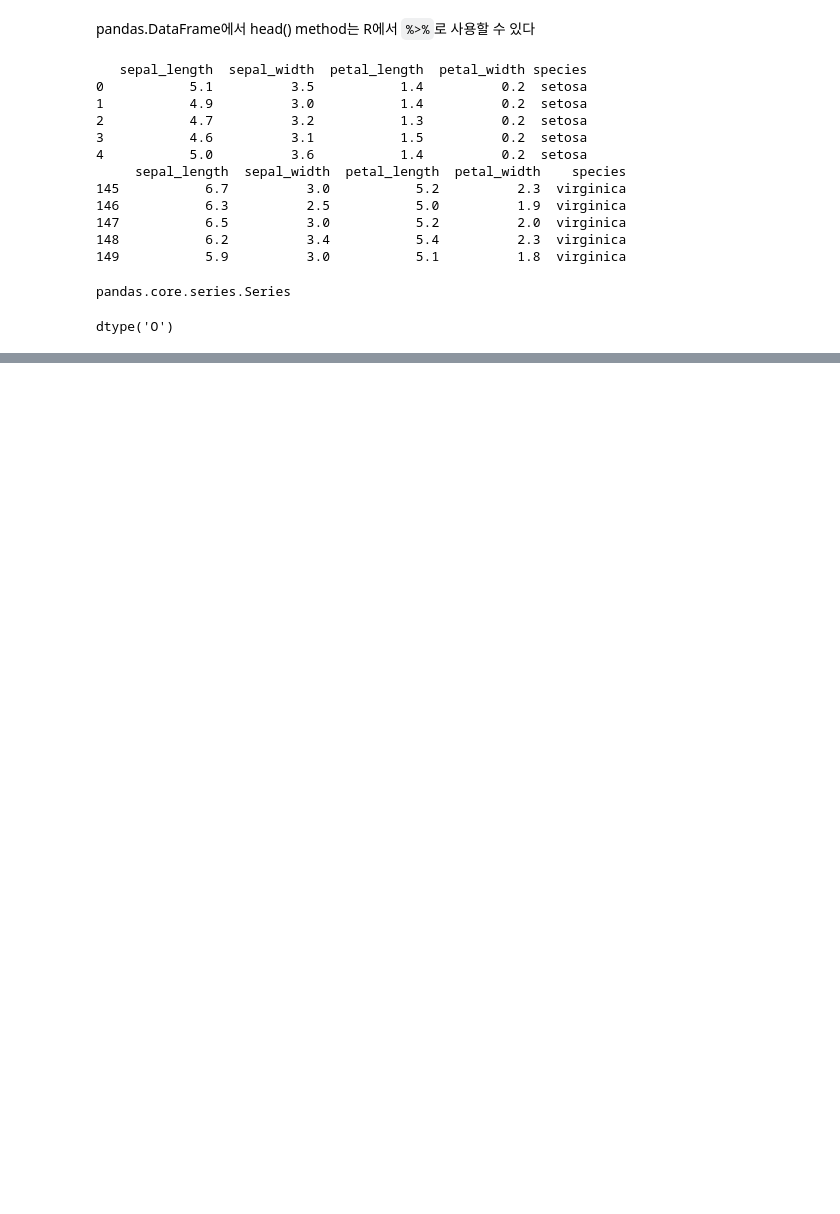
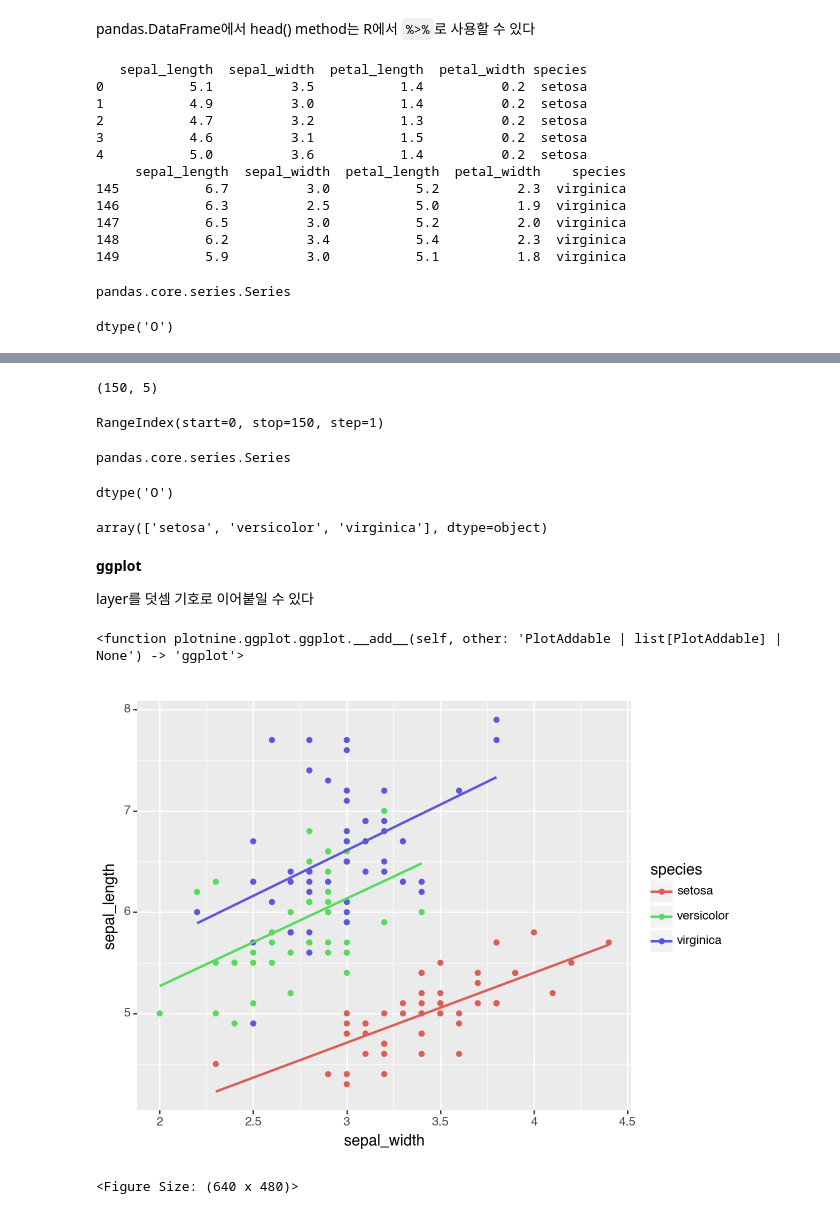
Before and after one commit to Tommylee1013/BusinessAnalytics, a Jupyter notebook: Data Touring/Data Touring_python.ipynb, the cells around one changed output, grey strips where cells are left out. Saved outputs shown, nothing was run; the diff lists cells and outputs as text; code cells hidden in the pictures; blank space fills up the shorter version.

```diff
--- a/Data Touring/Data Touring_python.ipynb
+++ b/Data Touring/Data Touring_python.ipynb
@@ -115,0 +132,20 @@ dtype('O')
+# %%
+print(iris.shape) # attributes
+# %% [output]
+(150, 5)
+# %%
+iris.index # attributes
+# %% [output]
+RangeIndex(start=0, stop=150, step=1)
+# %%
+iris.species.__class__ # species' class type
+# %% [output]
+pandas.core.series.Series
+# %%
+iris.species.dtype # data type
+# %% [output]
+dtype('O')
+# %%
+iris.species.unique() # unique data
+# %% [output]
+array(['setosa', 'versicolor', 'virginica'], dtype=object)
@@ -115,0 +154,15 @@ dtype('O')
+# %% [markdown]
+**ggplot**
+
+layer를 덧셈 기호로 이어붙일 수 있다
+# %%
+ggplot.__add__ # add method : plot addable
+# %% [output]
+<function plotnine.ggplot.ggplot.__add__(self, other: 'PlotAddable | list[PlotAddable] | None') -> 'ggplot'>
+# %%
+(ggplot(iris) +
+geom_point(aes("sepal_width", "sepal_length", color = "species")) +
+geom_smooth(aes("sepal_width", "sepal_length", color = "species"), method = "lm", se = False))
+# %% [output]
+[figure, added]
+<Figure Size: (640 x 480)>
```
Also changed, not shown: parts of 14 cells of this notebook, 1 other file.
